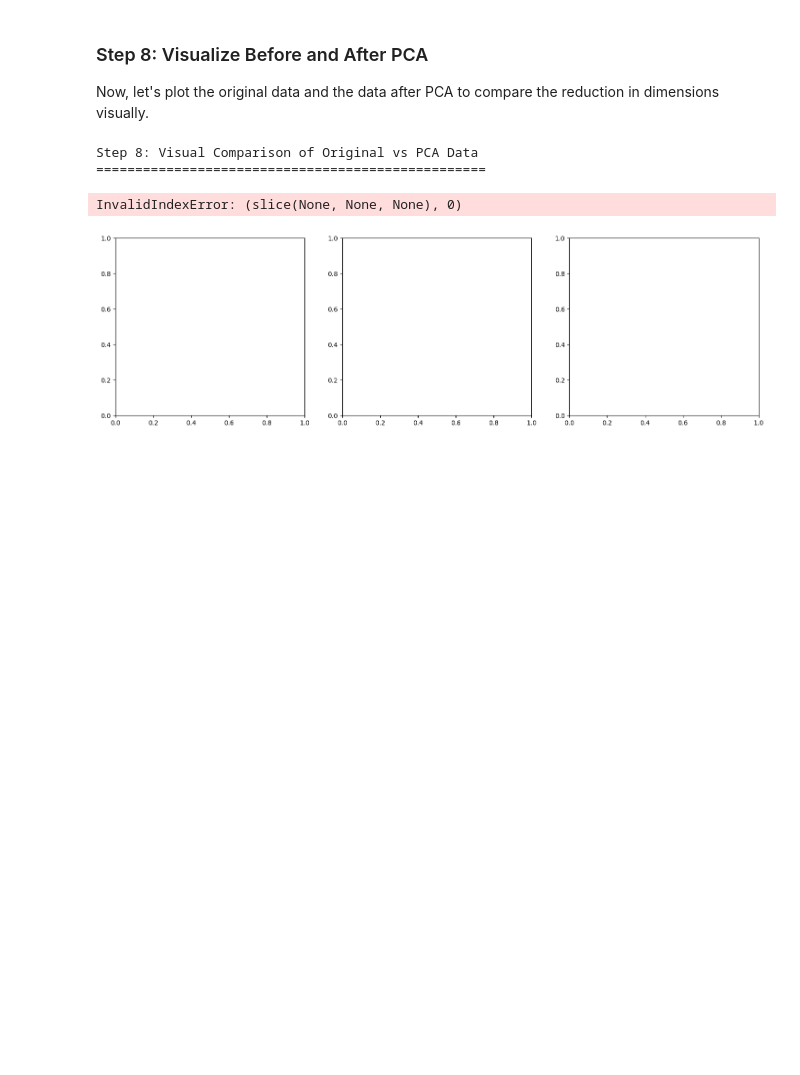
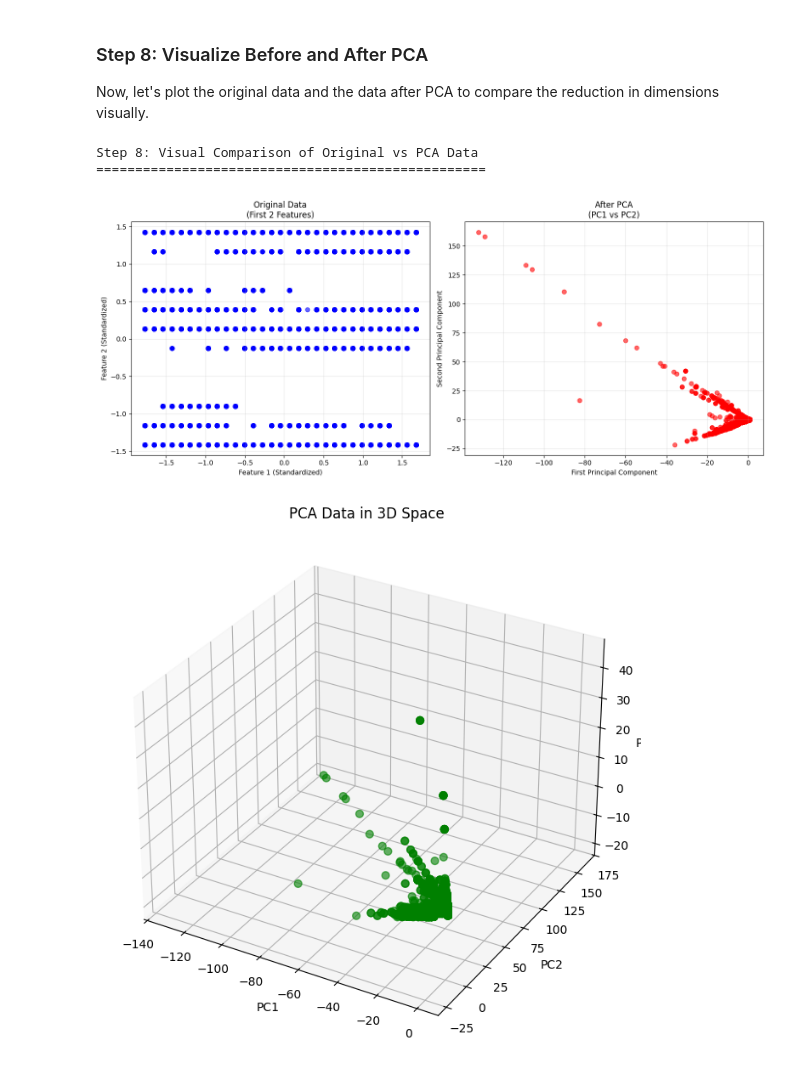
Before and after one commit to Pam-Pam29/ADVANCED-LINEAR-ALGEBRA-PCA-Group-19, a Jupyter notebook: Template_PCA_Formative_1[19].ipynb, the cells around one changed output. Saved outputs shown, nothing was run; the diff lists cells and outputs as text; code cells hidden in the pictures; blank space fills up the shorter version.

Commit message:
Visualized data before and after PCA, also fixed some errors

```diff
--- a/Template_PCA_Formative_1[19].ipynb
+++ b/Template_PCA_Formative_1[19].ipynb
@@ -354,63 +369,36 @@ Now, let's plot the original data and the data after PCA to compare the reductio
 # %%
 # Step 8: Visualize Before and After PCA
 
-
-print("\n\nStep 8: Visual Comparison of Original vs PCA Data")
+print("Step 8: Visual Comparison of Original vs PCA Data")
 print("="*50)
 
-import matplotlib.pyplot as plt
+fig, axes = plt.subplots(1, 2, figsize=(14, 6))
 
-# Create comparison plots
-fig, axes = plt.subplots(1, 3, figsize=(18, 5))
-
-# Plot 1: Original Data (first 2 features)
-axes[0].scatter(standardized_data[:, 0], standardized_data[:, 1], alpha=0.6, s=30)
+axes[0].scatter(data_array[:, 0], data_array[:, 1], alpha=0.6, s=40, color='blue')
 axes[0].set_title('Original Data\n(First 2 Features)')
 axes[0].set_xlabel('Feature 1 (Standardized)')
 axes[0].set_ylabel('Feature 2 (Standardized)')
 axes[0].grid(True, alpha=0.3)
 
-# Plot 2: PCA Data (PC1 vs PC2)
-axes[1].scatter(reduced_data[:, 0], reduced_data[:, 1], alpha=0.6, s=30, color='orange')
+axes[1].scatter(reduced_data[:, 0], reduced_data[:, 1], alpha=0.6, s=40, color='red')
 axes[1].set_title('After PCA\n(PC1 vs PC2)')
 axes[1].set_xlabel('First Principal Component')
 axes[1].set_ylabel('Second Principal Component')
 axes[1].grid(True, alpha=0.3)
 
-# Plot 3: 3D PCA Data (if 3 components)
-if reduced_data.shape[1] >= 3:
-    ax3d = fig.add_subplot(133, projection='3d')
-    ax3d.scatter(reduced_data[:, 0], reduced_data[:, 1], reduced_data[:, 2],
-                alpha=0.6, s=30, color='green')
-    ax3d.set_title('After PCA\n(3D: PC1, PC2, PC3)')
-    ax3d.set_xlabel('PC1')
-    ax3d.set_ylabel('PC2')
-    ax3d.set_zlabel('PC3')
-else:
-    # If only 2 components, show data distribution
-    axes[2].hist(reduced_data.flatten(), bins=30, alpha=0.7, color='green')
-    axes[2].set_title('PCA Data Distribution')
-    axes[2].set_xlabel('Principal Component Values')
-    axes[2].set_ylabel('Frequency')
-
 plt.tight_layout()
 plt.show()
 
-# Show the dimensionality reduction impact
-print(f"\nDimensionality Reduction Summary:")
-print(f"• Original dimensions: {standardized_data.shape[1]}")
-print(f"• Reduced dimensions: {reduced_data.shape[1]}")
-print(f"• Reduction: {standardized_data.shape[1] - reduced_data.shape[1]} dimensions removed")
-print(f"• Data points: {reduced_data.shape[0]}")
-
-# Calculate explained variance
-explained_variance_ratio = eigenvalues[sorted_indices[:num_components]] / np.sum(eigenvalues)
-print(f"\nVariance Explained:")
-for i, var in enumerate(explained_variance_ratio):
-    print(f"• PC{i+1}: {var:.3f} ({var*100:.1f}%)")
-print(f"• Total: {sum(explained_variance_ratio):.3f} ({sum(explained_variance_ratio)*100:.1f}%)")
+fig = plt.figure(figsize=(10, 8))
+ax = fig.add_subplot(111, projection='3d')
+ax.scatter(reduced_data[:, 0], reduced_data[:, 1], reduced_data[:, 2], alpha=0.6, s=40, c='green')
+ax.set_title('PCA Data in 3D Space')
+ax.set_xlabel('PC1')
+ax.set_ylabel('PC2')
+ax.set_zlabel('PC3')
+plt.show()
 # %% [output]
 Step 8: Visual Comparison of Original vs PCA Data
 ==================================================
-InvalidIndexError: (slice(None, None, None), 0)
-[figure, old version]
+[figure, new version]
+[figure, added]
```
Also changed, not shown: parts of 1 cell of this notebook.
